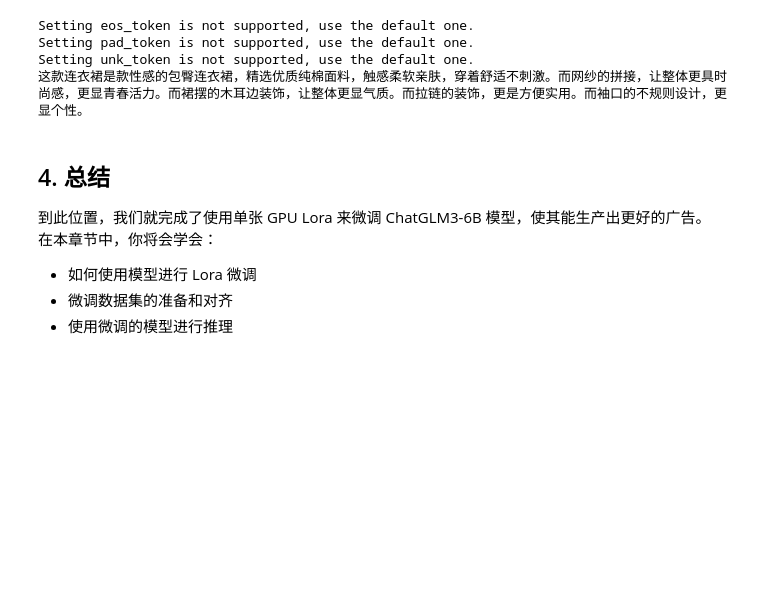
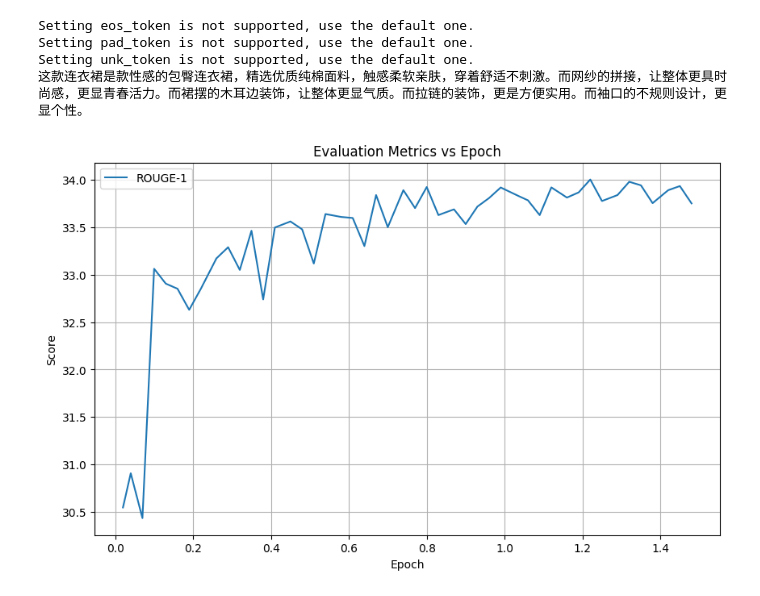
Before and after one commit to zhangyaoyi/ChatGLM3, a Jupyter notebook: finetune_demo/lora_finetune-homework-round2.ipynb, the cells around one changed output. Drawn from its saved outputs; the diff is of its cells as text; code cells hidden in the pictures; blank space fills up the shorter version.

```diff
--- a/finetune_demo/lora_finetune-homework-round2.ipynb
+++ b/finetune_demo/lora_finetune-homework-round2.ipynb
@@ -100,10 +100,29 @@ Setting eos_token is not supported, use the default one.
 Setting pad_token is not supported, use the default one.
 Setting unk_token is not supported, use the default one.
 这款连衣裙是款性感的包臀连衣裙，精选优质纯棉面料，触感柔软亲肤，穿着舒适不刺激。而网纱的拼接，让整体更具时尚感，更显青春活力。而裙摆的木耳边装饰，让整体更显气质。而拉链的装饰，更是方便实用。而袖口的不规则设计，更显个性。
-# %% [markdown]
-## 4. 总结
-到此位置，我们就完成了使用单张 GPU Lora 来微调 ChatGLM3-6B 模型，使其能生产出更好的广告。
-在本章节中，你将会学会：
-+ 如何使用模型进行 Lora 微调
-+ 微调数据集的准备和对齐
-+ 使用微调的模型进行推理
+# %%
+import matplotlib.pyplot as plt
+
+epochs = [0.02, 0.04, 0.07, 0.1, 0.13, 0.16, 0.19, 0.22, 0.26, 0.29, 0.32, 0.35, 0.38, 0.41, 0.45, 0.48, 0.51, 0.54, 0.58, 0.61, 0.64, 0.67, 0.7, 0.74, 0.77, 0.8, 0.83, 0.87, 0.9, 0.93, 0.96, 0.99, 1.03, 1.06, 1.09, 1.12, 1.16, 1.19, 1.22, 1.25, 1.29, 1.32, 1.35, 1.38, 1.42, 1.45, 1.48]
+
+rouge_1 = [30.545274, 30.90562, 30.432632, 33.063156, 32.905928, 32.8526, 32.629842, 32.851914, 33.172854, 33.290186, 33.05089, 33.463974, 32.74026, 33.498024, 33.562138, 33.479206, 33.11846, 33.640366, 33.609974, 33.59864, 33.302082, 33.840458, 33.501544, 33.892548, 33.703014, 33.925366, 33.629424, 33.689936, 33.534428, 33.718376, 33.808748, 33.920456, 33.841712, 33.784576, 33.628942, 33.921394, 33.81411, 33.8681, 34.004326, 33.777452, 33.84095, 33.98052, 33.94339, 33.75536, 33.89187, 33.935446, 33.752542]
+
+rouge_2 = [6.493294, 6.414098, 6.519932, 7.18573, 7.021152, 7.132914, 6.997162, 7.37077, 7.153266, 7.621336, 7.163582, 7.386136, 7.257528, 7.499584, 7.528214, 7.446986, 7.438784, 7.45353, 7.556992, 7.49762, 7.369766, 7.76466, 7.450398, 7.617546, 7.545998, 7.739288, 7.5737, 7.626966, 7.33872, 7.639386, 7.789578, 7.724292, 7.625366, 7.589372, 7.637768, 7.715382, 7.551762, 7.64322, 7.585352, 7.522816, 7.55681, 7.649188, 7.5851, 7.59498, 7.547922, 7.56998, 7.529678]
+
+rouge_l = [23.984524, 23.438138, 22.736814, 25.100126, 25.142392, 25.2631, 24.925792, 25.452806, 25.326284, 25.761908, 25.340775, 25.705012, 25.23583, 25.888076, 25.83213, 25.753925, 25.535948, 25.84405, 25.981374, 25.844914, 25.58185, 26.183784, 25.7259, 26.05924, 25.956816, 26.199724, 25.937008, 26.037606, 25.668404, 26.03469, 26.25103, 26.169966, 26.056482, 25.998402, 26.027034, 26.16504, 25.956508, 26.059866, 26.057232, 25.900264, 25.951862, 26.08501, 25.99629, 25.986202, 25.946598, 26.016956, 25.882006]
+
+bleu_4 = [0.0313978463216029, 0.0311746094535276, 0.0316031691257984, 0.0317454604915017, 0.0320855737021205, 0.032412977461145, 0.0326797535761837, 0.0330479625165485, 0.0339907312348091, 0.0341639861457152, 0.0347145202765052, 0.0356954633521293, 0.0352665660345476, 0.035837689651413, 0.0358585196828247, 0.0359158924977685, 0.0357615768606609, 0.0362173154831184, 0.0364369854719463, 0.0367390333805162, 0.0367691594261983, 0.0374553829519436, 0.0373254155573388, 0.0375599533746877, 0.0377380257074797, 0.0379009693129077, 0.0377680554727208, 0.0380844778711873, 0.0377294831841843, 0.0381429043146768, 0.0384694174006116, 0.0383620505851305, 0.038420840938081, 0.0385612771664427, 0.0386711622328767, 0.0389278106510973, 0.0386803274385714, 0.0387957743035923, 0.0389105923481831, 0.0386614346323162, 0.0390449289210173, 0.0393208910687729, 0.0391448581204664, 0.0391930543617299, 0.0393096445187557, 0.0394025146020372, 0.0374406822848336]
+
+plt.figure(figsize=(10, 6))
+plt.plot(epochs, rouge_1, label='ROUGE-1')
+#plt.plot(epochs, rouge_2, label='ROUGE-2')
+#plt.plot(epochs, rouge_l, label='ROUGE-L')
+#plt.plot(epochs, bleu_4, label='BLEU-4')
+plt.xlabel('Epoch')
+plt.ylabel('Score')
+plt.title('Evaluation Metrics vs Epoch')
+plt.legend()
+plt.grid()
+plt.show()
+# %% [output]
+[figure, added]
```
